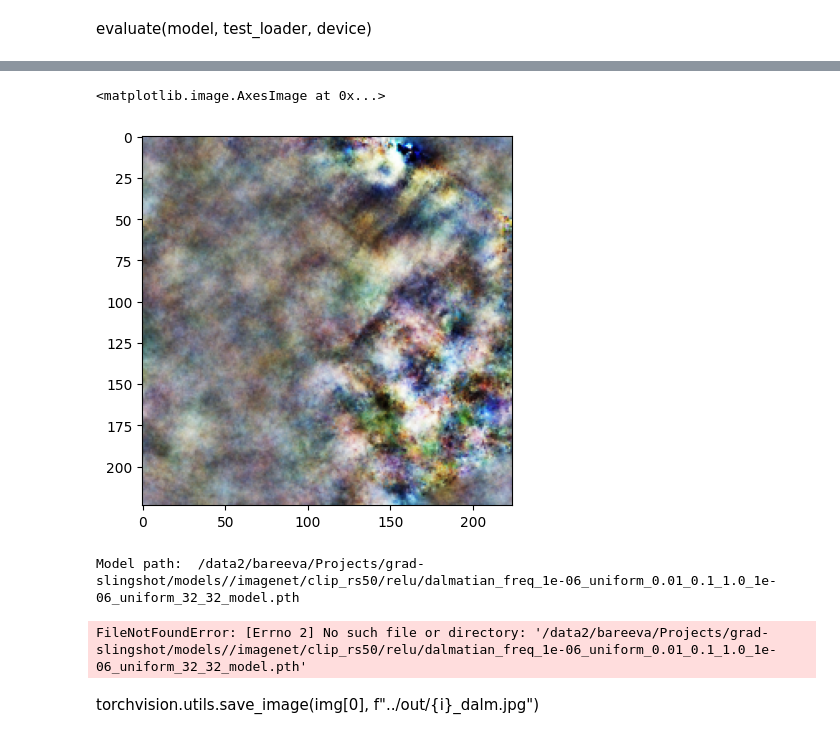
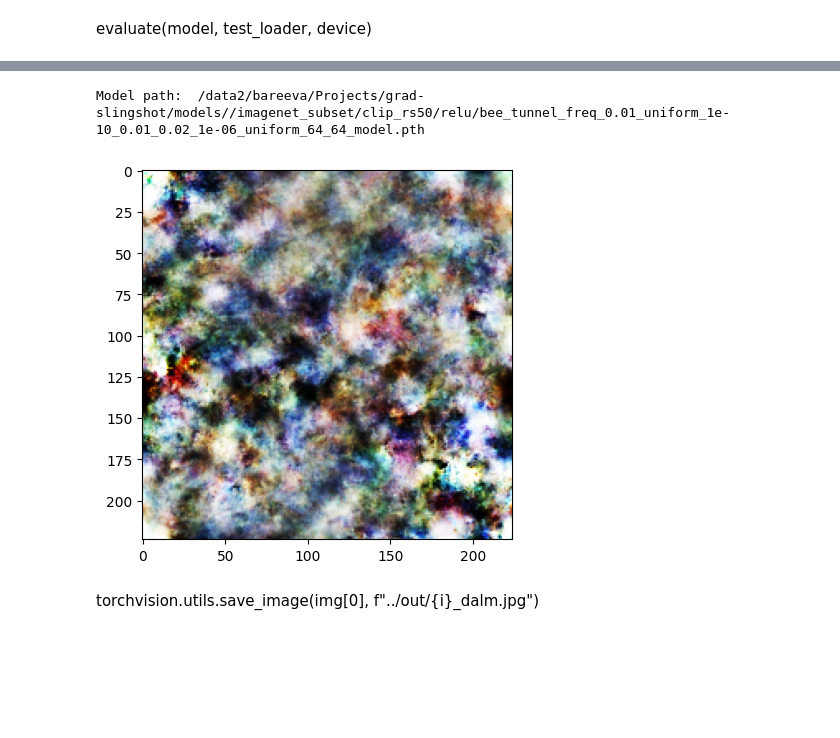
Before and after one commit to dilyabareeva/grad_slingshot, a Jupyter notebook: notebooks/before_after.ipynb, the cells around one changed output, grey strips where cells are left out. Cells and saved outputs as stored; diff of their text form; code cells hidden in the pictures; blank space fills up the shorter version.

Commit message:
📘add CLIP rs50 experiments - build a new container

```diff
--- a/notebooks/before_after.ipynb
+++ b/notebooks/before_after.ipynb
@@ -34,6 +34,8 @@ n_channels = cfg.data.n_channels
 class_dict_file = cfg.data.get("class_dict_file", None)
 if class_dict_file is not None:
     class_dict_file = "." + class_dict_file
+if "subset" in cfg.data.load_function:
+    cfg.data.load_function.subset = "." + cfg.data.load_function.subset
 fv_sd = float(cfg.fv_sd)
 fv_dist = cfg.fv_dist
 fv_domain = cfg.fv_domain
@@ -152,8 +158,8 @@ img, _, tstart = feature_visualisation(
     net=model,
     noise_dataset=noise_dataset,
     man_index=target_neuron,
-    lr=0.01,
-    n_steps=100,
+    lr=0.001,
+    n_steps=1000,
     init_mean=torch.tensor([]),
     save_list=[],
     tf=transforms.Compose(image_transforms),
@@ -163,9 +169,6 @@ img, _, tstart = feature_visualisation(
     device=device,
 )
 plt.imshow(img[0].permute(1, 2, 0).detach().cpu().numpy())
-# %% [output]
-<matplotlib.image.AxesImage at 0x...>
-[figure, removed]
 # %%
 man_indices = [target_neuron]
 man_indices_oh = torch.zeros(n_out, dtype=torch.long)
@@ -177,31 +180,31 @@ layer_str = default_layer_str
 path = path_from_cfg(cfg)
 print("Model path: ", path)
 # %% [output]
-Model path:  /data2/bareeva/Projects/grad-slingshot/models//imagenet/clip_rs50/relu/dalmatian_freq_1e-06_uniform_0.01_0.1_1.0_1e-06_uniform_32_32_model.pth
+Model path:  /data2/bareeva/Projects/grad-slingshot/models//imagenet_subset/clip_rs50/relu/bee_tunnel_freq_0.01_uniform_1e-10_0.01_0.02_1e-06_uniform_64_64_model.pth
 # %%
 from core.forward_hook import get_nested_attr
 
 model_dict = torch.load(path, map_location=torch.device(device))
 target_model.load_state_dict(model_dict["model"])
 target_model = target_model.to(device)
 target_model.eval()
 dreamer = Dreamer(target_model, device=device)
 dreamer.set_custom_transforms(transforms.Compose(image_transforms))
 
 image_param = dreamer.render(
     layers=[get_nested_attr(target_model, layer_str)],
     custom_func=my_custom_func,
     image_parameter=image_parameter,
     width=image_dims,
     height=image_dims,
     iters=500,
-    lr=0.05,
+    lr=0.01,
 )
 
 plt.imshow(image_param)
 plt.show()
 # %% [output]
-FileNotFoundError: [Errno 2] No such file or directory: '/data2/bareeva/Projects/grad-slingshot/models//imagenet/clip_rs50/relu/dalmatian_freq_1e-06_uniform_0.01_0.1_1.0_1e-06_uniform_32_32_model.pth'
+[figure, added]
 # %%
 i = 100
 img, _, tstart = feature_visualisation(
```
Also changed, not shown: parts of 2 cells of this notebook, 9 other files.
